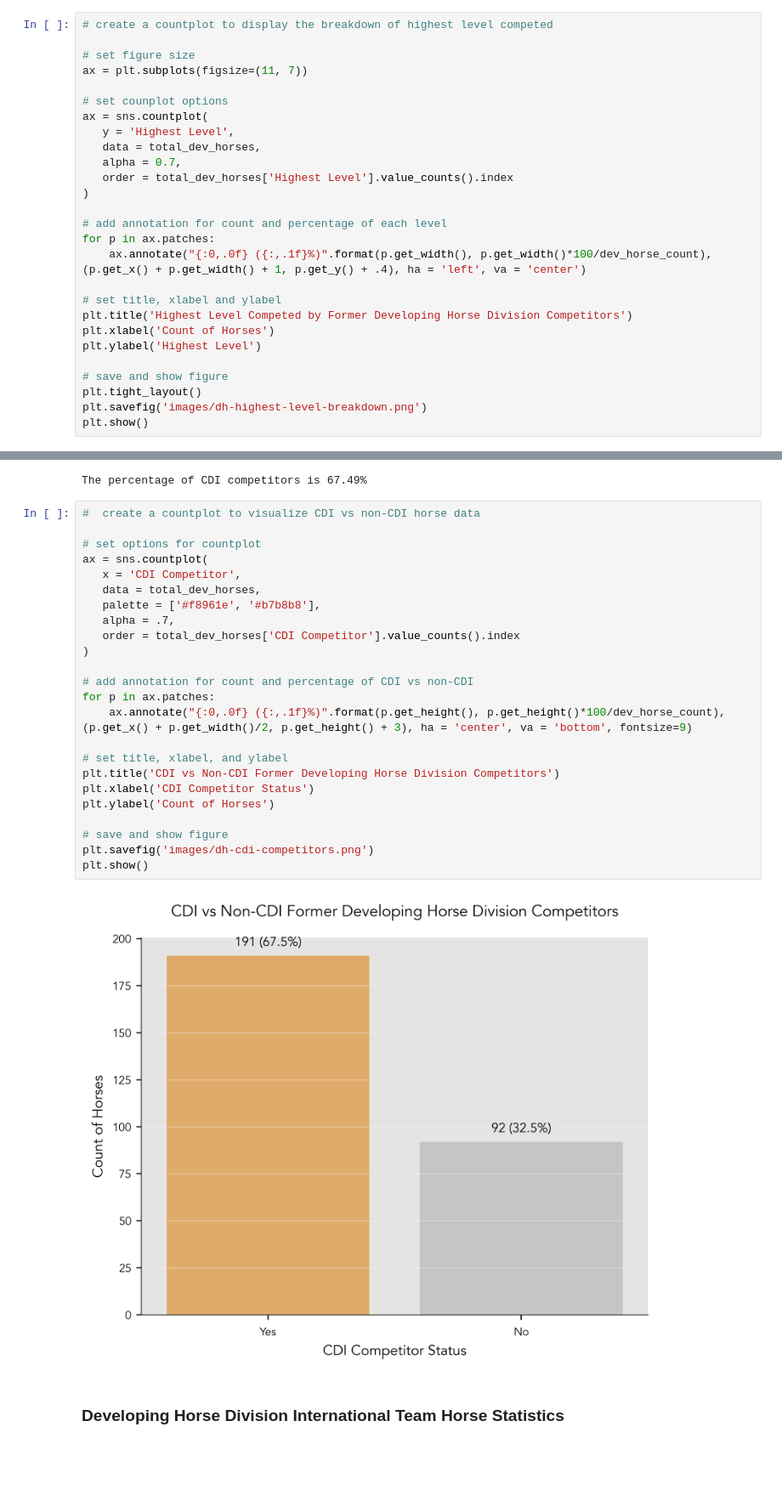
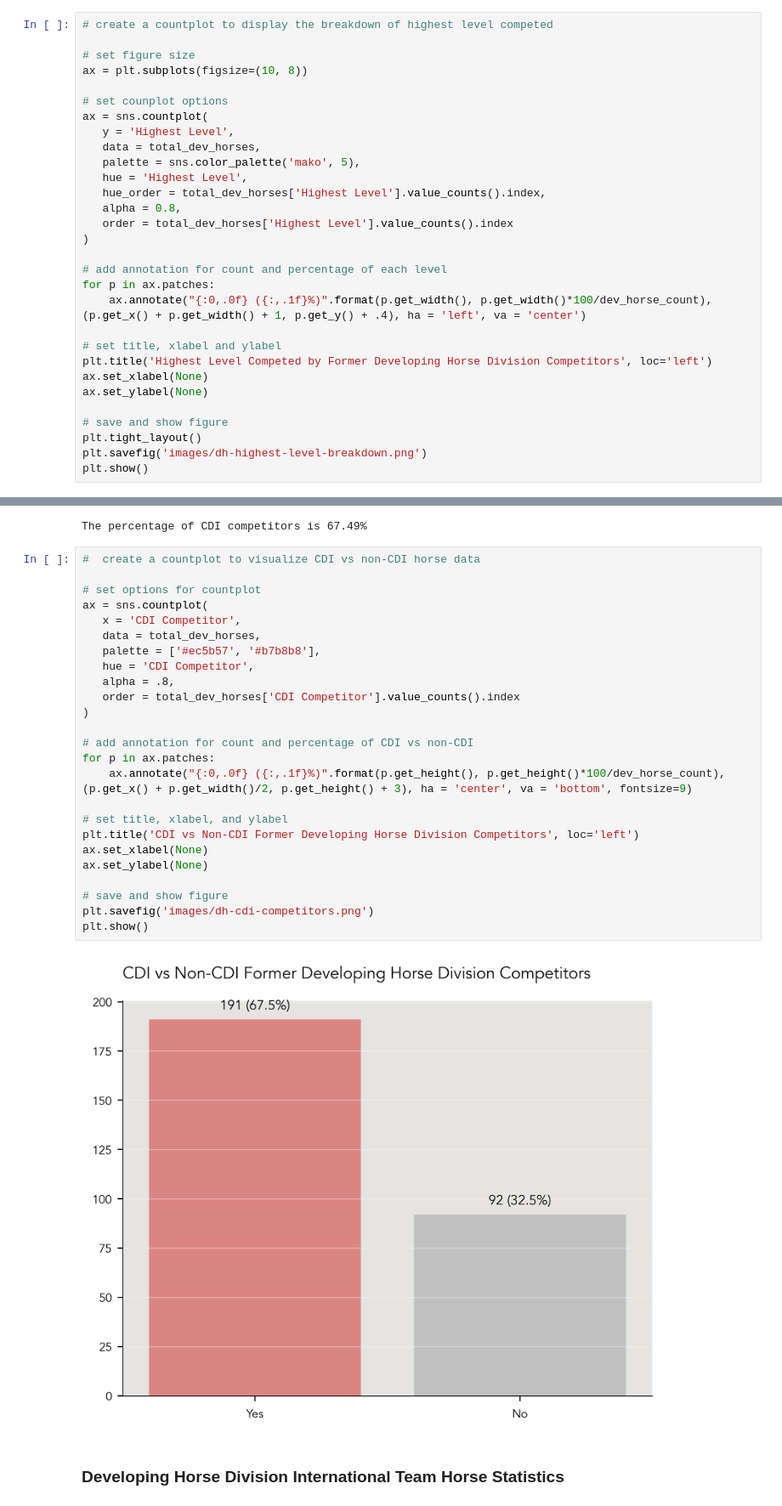
Before and after one commit to siobyrne/young-dressage-horse-program-analysis, a Jupyter notebook: developinghorse.ipynb, the cells around one changed output, grey strips where cells are left out. Shown at 85% size. Cells and saved outputs as stored; diff of their text form; blank space fills up the shorter version.

```diff
--- a/developinghorse.ipynb
+++ b/developinghorse.ipynb
@@ -56,13 +56,16 @@ This year range was selected because all horses that competed in the Developing
 # create a countplot to display the breakdown of highest level competed
 
 # set figure size
-ax = plt.subplots(figsize=(11, 7))
+ax = plt.subplots(figsize=(10, 8))
 
 # set counplot options
 ax = sns.countplot(
    y = 'Highest Level',
    data = total_dev_horses,
-   alpha = 0.7,
+   palette = sns.color_palette('mako', 5),
+   hue = 'Highest Level',
+   hue_order = total_dev_horses['Highest Level'].value_counts().index,
+   alpha = 0.8,
    order = total_dev_horses['Highest Level'].value_counts().index
 )
 
@@ -71,9 +74,9 @@ for p in ax.patches:
     ax.annotate("{:0,.0f} ({:,.1f}%)".format(p.get_width(), p.get_width()*100/dev_horse_count), (p.get_x() + p.get_width() + 1, p.get_y() + .4), ha = 'left', va = 'center')
 
 # set title, xlabel and ylabel
-plt.title('Highest Level Competed by Former Developing Horse Division Competitors')
-plt.xlabel('Count of Horses')
-plt.ylabel('Highest Level')
+plt.title('Highest Level Competed by Former Developing Horse Division Competitors', loc='left')
+ax.set_xlabel(None)
+ax.set_ylabel(None)
 
 # save and show figure
 plt.tight_layout()
@@ -107,29 +110,30 @@ The percentage of CDI competitors is 67.49%
 # %%
 #  create a countplot to visualize CDI vs non-CDI horse data
 
 # set options for countplot
 ax = sns.countplot(
    x = 'CDI Competitor',
    data = total_dev_horses,
-   palette = ['#f8961e', '#b7b8b8'],
-   alpha = .7,
+   palette = ['#ec5b57', '#b7b8b8'],
+   hue = 'CDI Competitor',
+   alpha = .8,
    order = total_dev_horses['CDI Competitor'].value_counts().index
 )
 
 # add annotation for count and percentage of CDI vs non-CDI
 for p in ax.patches:
     ax.annotate("{:0,.0f} ({:,.1f}%)".format(p.get_height(), p.get_height()*100/dev_horse_count), (p.get_x() + p.get_width()/2, p.get_height() + 3), ha = 'center', va = 'bottom', fontsize=9)
 
 # set title, xlabel, and ylabel
-plt.title('CDI vs Non-CDI Former Developing Horse Division Competitors')
-plt.xlabel('CDI Competitor Status')
-plt.ylabel('Count of Horses')
+plt.title('CDI vs Non-CDI Former Developing Horse Division Competitors', loc='left')
+ax.set_xlabel(None)
+ax.set_ylabel(None)
 
 # save and show figure
 plt.savefig('images/dh-cdi-competitors.png')
 plt.show()
 # %% [output]
-[figure, old version]
+[figure, new version]
 # %% [markdown]
 ### Developing Horse Division International Team Horse Statistics
 # %%
```
Also changed, not shown: parts of 9 cells of this notebook, 5 other files.
